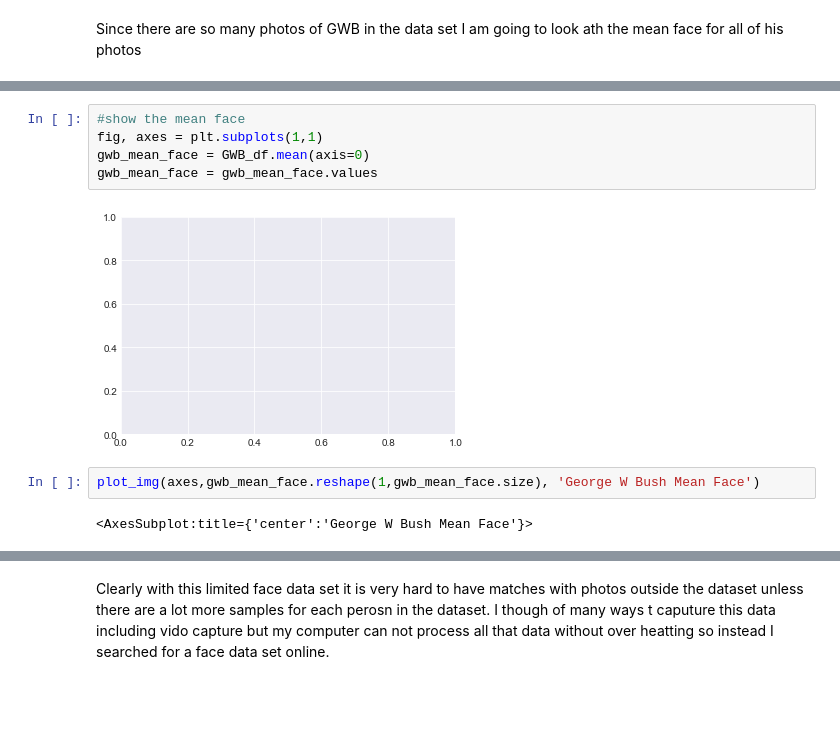
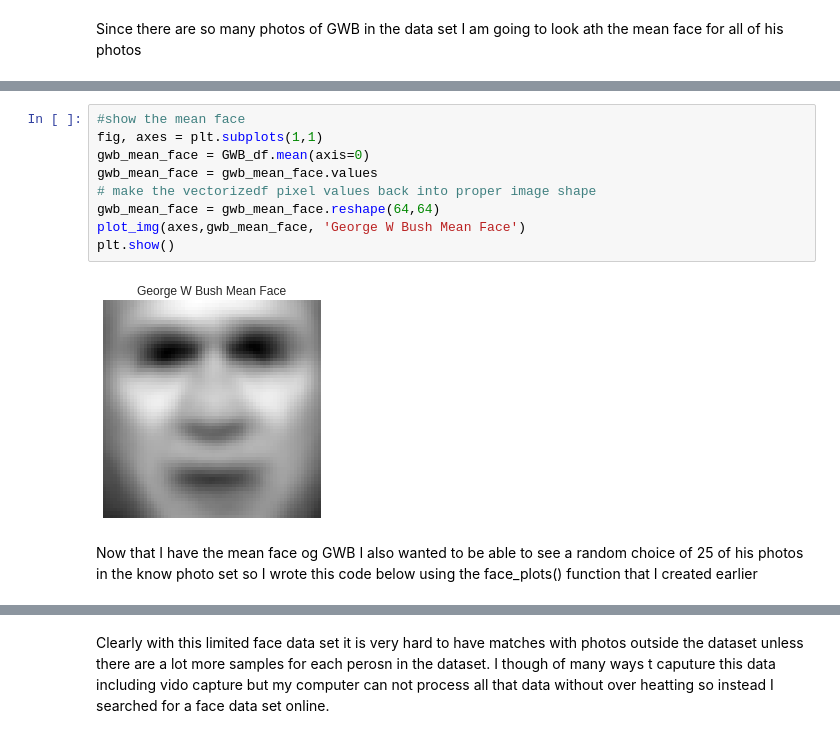
Before and after one commit to mattjax16/cs251, a Jupyter notebook: project4/pca.ipynb, the cells around one changed output, grey strips where cells are left out. Drawn from its saved outputs; the diff is of its cells as text; blank space fills up the shorter version.

```diff
--- a/project4/pca.ipynb
+++ b/project4/pca.ipynb
@@ -807,11 +862,14 @@ GWB_df
 # %%
 #show the mean face
 fig, axes = plt.subplots(1,1)
 gwb_mean_face = GWB_df.mean(axis=0)
 gwb_mean_face = gwb_mean_face.values
+# make the vectorizedf pixel values back into proper image shape
+gwb_mean_face = gwb_mean_face.reshape(64,64)
+plot_img(axes,gwb_mean_face, 'George W Bush Mean Face')
+plt.show()
 # %% [output]
-[figure, old version]
+[figure, new version]
-# %%
-plot_img(axes,gwb_mean_face.reshape(1,gwb_mean_face.size), 'George W Bush Mean Face')
-# %% [output]
-<AxesSubplot:title={'center':'George W Bush Mean Face'}>
+# %% [markdown]
+Now that I have the mean face og GWB I also wanted to be able to see a random choice of 25 of his photos in the know photo set so I wrote this code below
+using the face_plots() function that I created earlier
```
Also changed, not shown: parts of 39 cells of this notebook, 18 other files.
